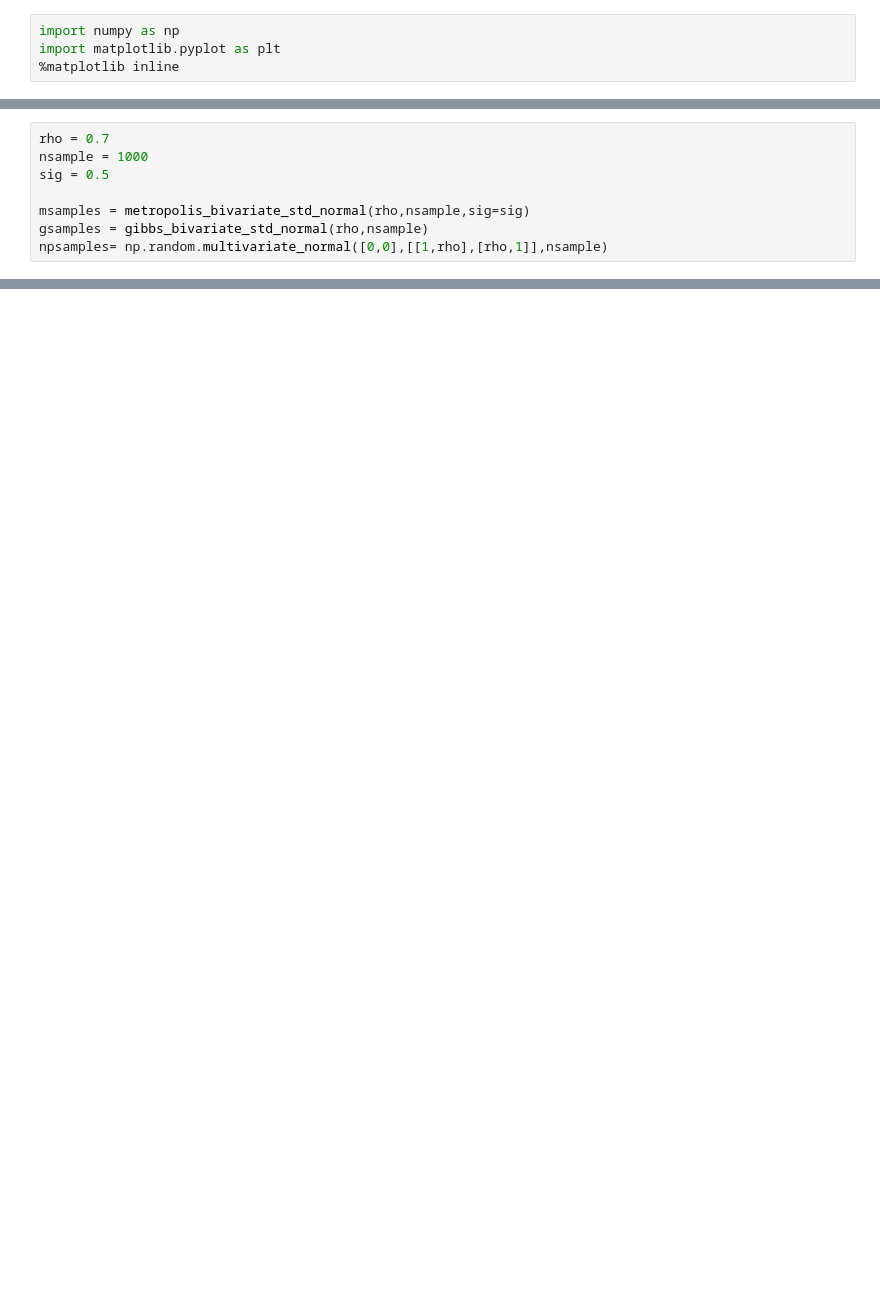
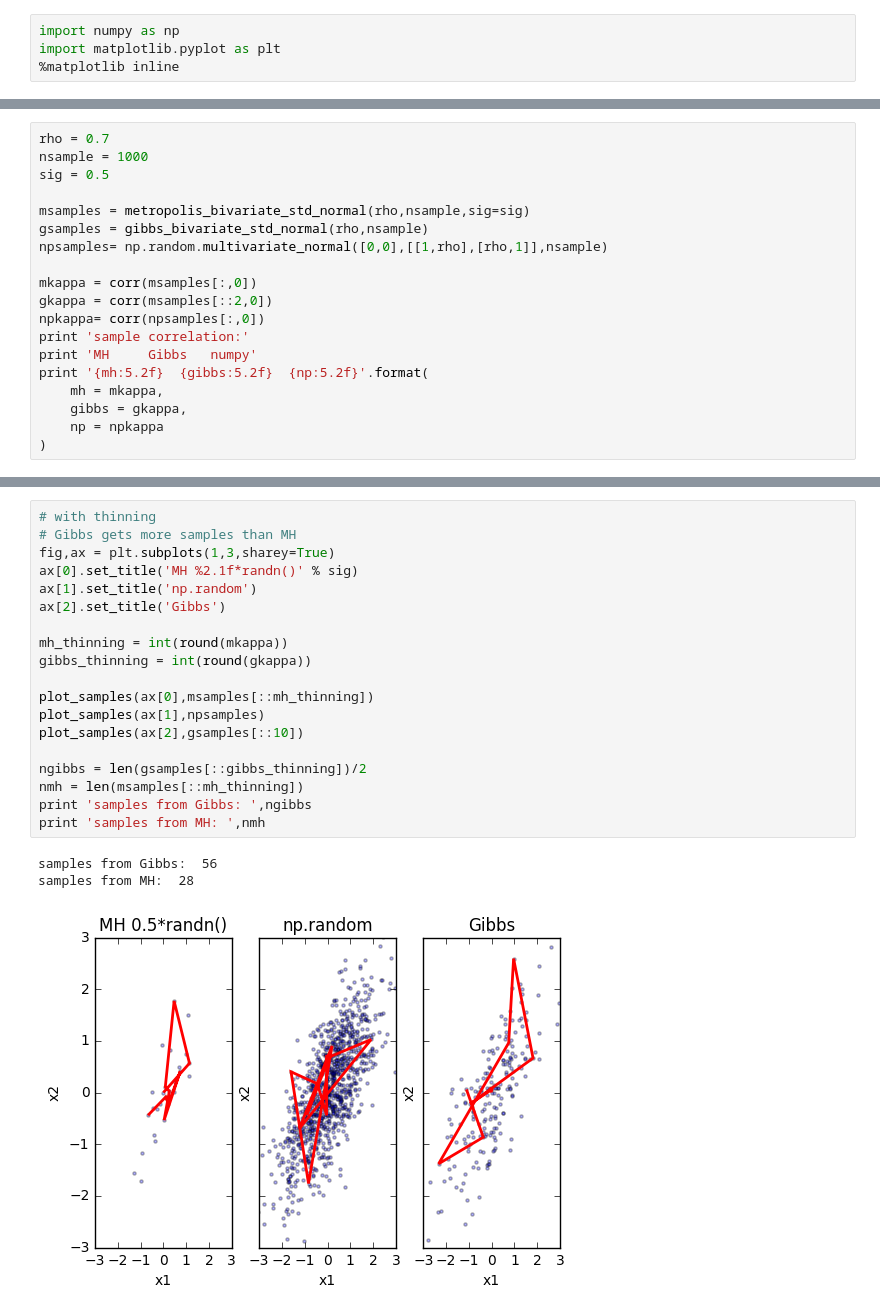
Before and after one commit to Paul-St-Young/share, a Jupyter notebook: algorithms/gibbs_sampling/eg1_bivariate_std_normal.ipynb, the cells around one changed output, grey strips where cells are left out. Drawn from its saved outputs; the diff is of its cells as text; blank space fills up the shorter version.

```diff
--- a/algorithms/gibbs_sampling/eg1_bivariate_std_normal.ipynb
+++ b/algorithms/gibbs_sampling/eg1_bivariate_std_normal.ipynb
@@ -53,3 +90,14 @@ sig = 0.5
 msamples = metropolis_bivariate_std_normal(rho,nsample,sig=sig)
 gsamples = gibbs_bivariate_std_normal(rho,nsample)
 npsamples= np.random.multivariate_normal([0,0],[[1,rho],[rho,1]],nsample)
+
+mkappa = corr(msamples[:,0])
+gkappa = corr(msamples[::2,0])
+npkappa= corr(npsamples[:,0])
+print 'sample correlation:'
+print 'MH     Gibbs   numpy'
+print '{mh:5.2f}  {gibbs:5.2f}  {np:5.2f}'.format(
+    mh = mkappa,
+    gibbs = gkappa,
+    np = npkappa
+)
@@ -117,3 +155,26 @@ def corr(trace):
+# %%
+# with thinning
+# Gibbs gets more samples than MH
+fig,ax = plt.subplots(1,3,sharey=True)
+ax[0].set_title('MH %2.1f*randn()' % sig)
+ax[1].set_title('np.random')
+ax[2].set_title('Gibbs')
+
+mh_thinning = int(round(mkappa))
+gibbs_thinning = int(round(gkappa))
+
+plot_samples(ax[0],msamples[::mh_thinning])
+plot_samples(ax[1],npsamples)
+plot_samples(ax[2],gsamples[::10])
+
+ngibbs = len(gsamples[::gibbs_thinning])/2
+nmh = len(msamples[::mh_thinning])
+print 'samples from Gibbs: ',ngibbs
+print 'samples from MH: ',nmh
+# %% [output]
+samples from Gibbs:  56
+samples from MH:  28
+[figure, added]
 # %%
 nsample = 10000
 nrho = 20
```
Also changed, not shown: parts of 10 cells of this notebook.
